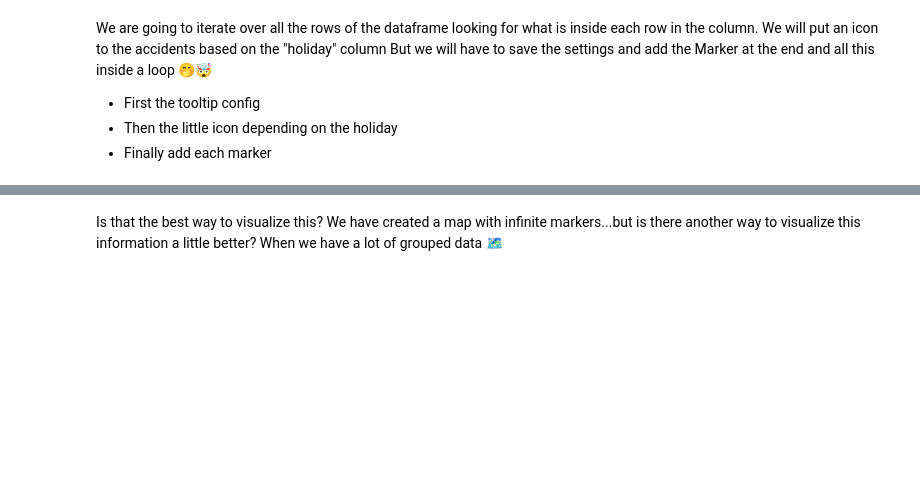
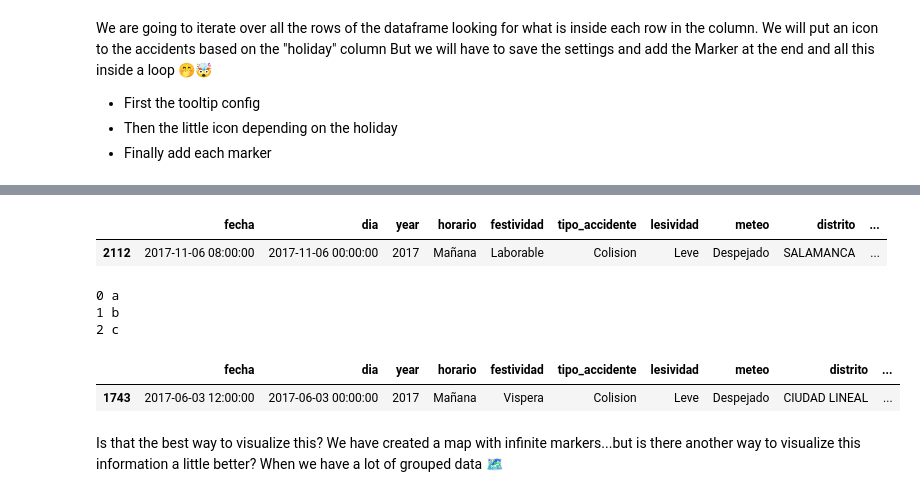
Before and after one commit to nico-stan/lectures, a Jupyter notebook: week-4/02-GeoViz_folium-forupload.ipynb, the cells around one changed output, grey strips where cells are left out. Saved outputs shown, nothing was run; the diff lists cells and outputs as text; code cells hidden in the pictures; blank space fills up the shorter version.

```diff
--- a/week-4/02-GeoViz_folium-forupload.ipynb
+++ b/week-4/02-GeoViz_folium-forupload.ipynb
@@ -156,0 +181,19 @@ mad_long = -3.70723119
+# %%
+df.sample()
+# %% [output]
+|  | fecha | dia | year | horario | festividad | tipo_accidente | lesividad | meteo | distrito | ... |
+| 2112 | 2017-11-06 08:00:00 | 2017-11-06 00:00:00 | 2017 | Mañana | Laborable | Colision | Leve | Despejado | SALAMANCA | ... |
+# %%
+list_ = ["a", "b", "c"]
+
+for index, element in enumerate(list_):
+    print(index, element)
+# %% [output]
+0 a
+1 b
+2 c
+# %%
+df.sample() #row1743
+# %% [output]
+|  | fecha | dia | year | horario | festividad | tipo_accidente | lesividad | meteo | distrito | ... |
+| 1743 | 2017-06-03 12:00:00 | 2017-06-03 00:00:00 | 2017 | Mañana | Vispera | Colision | Leve | Despejado | CIUDAD LINEAL | ... |
```
Also changed, not shown: parts of 13 cells of this notebook.
